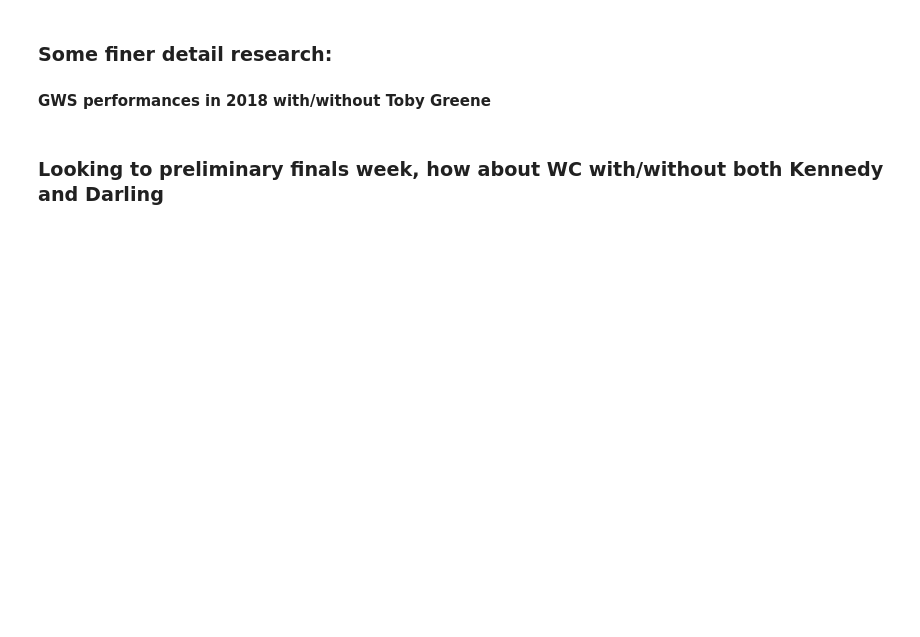
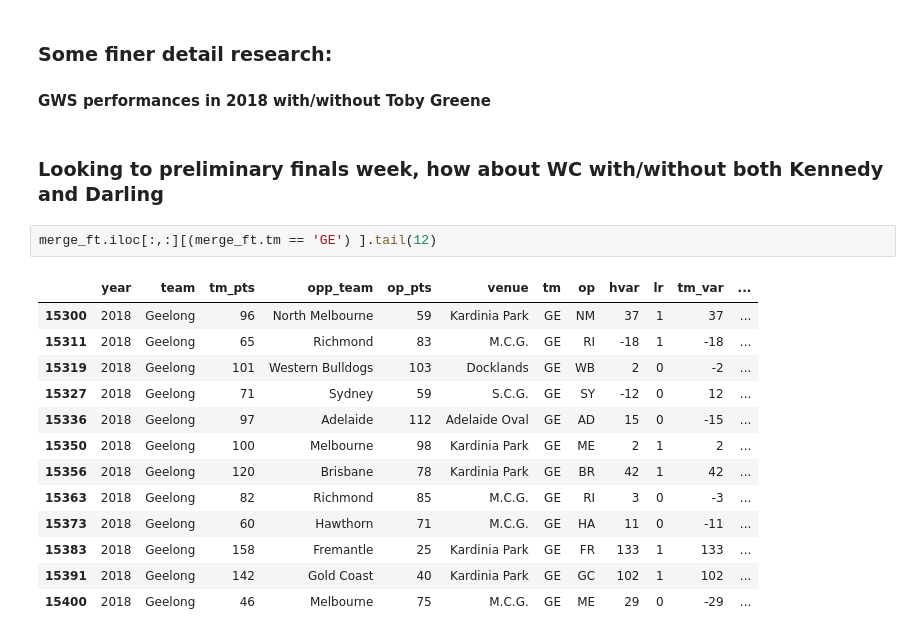
Before and after one commit to stevegabriel1/afl_explore, a Jupyter notebook: afl_prev_2018_finals1.ipynb, the cells around one changed output. Drawn from its saved outputs; the diff is of its cells as text; blank space fills up the shorter version.

```diff
--- a/afl_prev_2018_finals1.ipynb
+++ b/afl_prev_2018_finals1.ipynb
@@ -664,3 +681,19 @@ merge_ft.iloc[:,:][(merge_ft.tm == 'CO') & (merge_ft.op == 'GW') & (merge_ft.ven
 #### GWS performances in 2018 with/without Toby Greene
 # %% [markdown]
 ### Looking to preliminary finals week, how about WC with/without both Kennedy and Darling
+# %%
+merge_ft.iloc[:,:][(merge_ft.tm == 'GE') ].tail(12)
+# %% [output]
+|  | year | team | tm_pts | opp_team | op_pts | venue | tm | op | hvar | lr | tm_var | ... |
+| 15300 | 2018 | Geelong | 96 | North Melbourne | 59 | Kardinia Park | GE | NM | 37 | 1 | 37 | ... |
+| 15311 | 2018 | Geelong | 65 | Richmond | 83 | M.C.G. | GE | RI | -18 | 1 | -18 | ... |
+| 15319 | 2018 | Geelong | 101 | Western Bulldogs | 103 | Docklands | GE | WB | 2 | 0 | -2 | ... |
+| 15327 | 2018 | Geelong | 71 | Sydney | 59 | S.C.G. | GE | SY | -12 | 0 | 12 | ... |
+| 15336 | 2018 | Geelong | 97 | Adelaide | 112 | Adelaide Oval | GE | AD | 15 | 0 | -15 | ... |
+| 15350 | 2018 | Geelong | 100 | Melbourne | 98 | Kardinia Park | GE | ME | 2 | 1 | 2 | ... |
+| 15356 | 2018 | Geelong | 120 | Brisbane | 78 | Kardinia Park | GE | BR | 42 | 1 | 42 | ... |
+| 15363 | 2018 | Geelong | 82 | Richmond | 85 | M.C.G. | GE | RI | 3 | 0 | -3 | ... |
+| 15373 | 2018 | Geelong | 60 | Hawthorn | 71 | M.C.G. | GE | HA | 11 | 0 | -11 | ... |
+| 15383 | 2018 | Geelong | 158 | Fremantle | 25 | Kardinia Park | GE | FR | 133 | 1 | 133 | ... |
+| 15391 | 2018 | Geelong | 142 | Gold Coast | 40 | Kardinia Park | GE | GC | 102 | 1 | 102 | ... |
+| 15400 | 2018 | Geelong | 46 | Melbourne | 75 | M.C.G. | GE | ME | 29 | 0 | -29 | ... |
```
Also changed, not shown: parts of 2 cells of this notebook.
